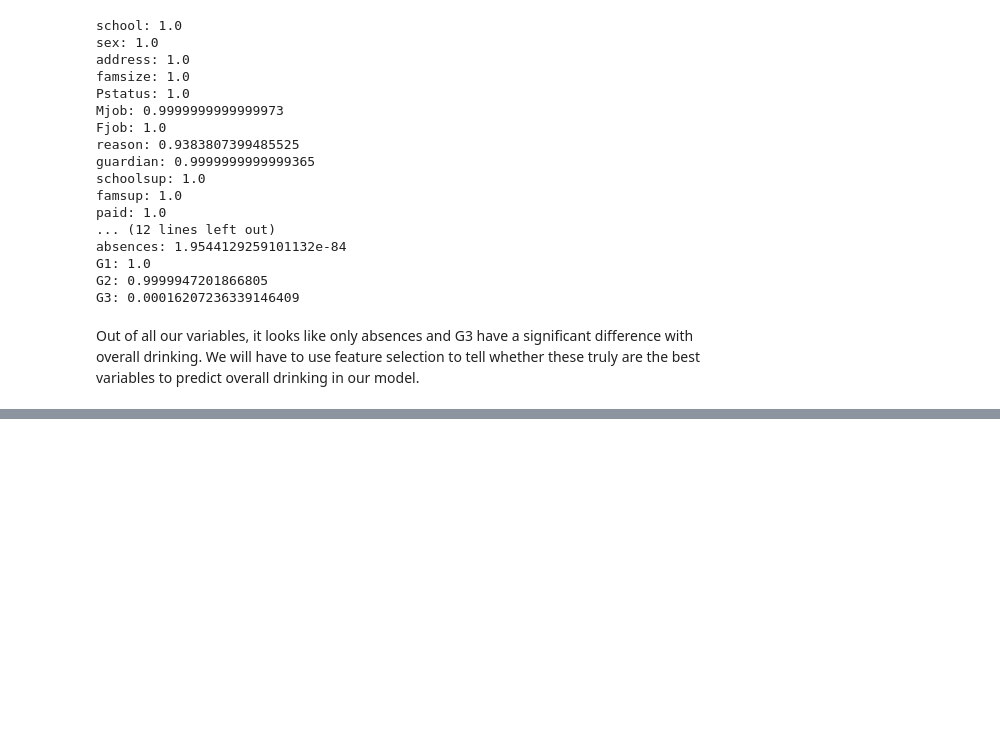
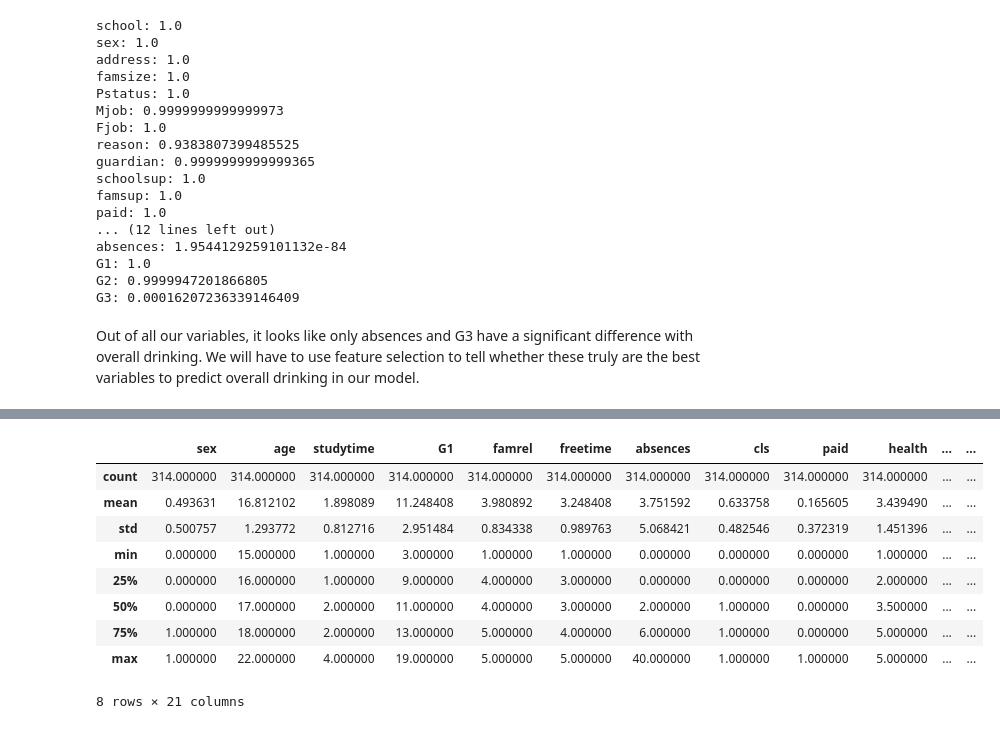
Before and after one commit to jamesbmc/370-final-project, a Jupyter notebook: report.ipynb, the cells around one changed output, grey strips where cells are left out. Cells and saved outputs as stored; diff of their text form; code cells hidden in the pictures; blank space fills up the shorter version.

```diff
--- a/report.ipynb
+++ b/report.ipynb
@@ -254,0 +510,14 @@ Out of all our variables, it looks like only absences and G3 have a significant
+# %%
+#index_test_features = test_features.index.values
+test_features.describe()
+# %% [output]
+|  | sex | age | studytime | G1 | famrel | freetime | absences | cls | paid | health | ... | ... |
+| count | 314.000000 | 314.000000 | 314.000000 | 314.000000 | 314.000000 | 314.000000 | 314.000000 | 314.000000 | 314.000000 | 314.000000 | ... | ... |
+| mean | 0.493631 | 16.812102 | 1.898089 | 11.248408 | 3.980892 | 3.248408 | 3.751592 | 0.633758 | 0.165605 | 3.439490 | ... | ... |
+| std | 0.500757 | 1.293772 | 0.812716 | 2.951484 | 0.834338 | 0.989763 | 5.068421 | 0.482546 | 0.372319 | 1.451396 | ... | ... |
+| min | 0.000000 | 15.000000 | 1.000000 | 3.000000 | 1.000000 | 1.000000 | 0.000000 | 0.000000 | 0.000000 | 1.000000 | ... | ... |
+| 25% | 0.000000 | 16.000000 | 1.000000 | 9.000000 | 4.000000 | 3.000000 | 0.000000 | 0.000000 | 0.000000 | 2.000000 | ... | ... |
+| 50% | 0.000000 | 17.000000 | 2.000000 | 11.000000 | 4.000000 | 3.000000 | 2.000000 | 1.000000 | 0.000000 | 3.500000 | ... | ... |
+| 75% | 1.000000 | 18.000000 | 2.000000 | 13.000000 | 5.000000 | 4.000000 | 6.000000 | 1.000000 | 0.000000 | 5.000000 | ... | ... |
+| max | 1.000000 | 22.000000 | 4.000000 | 19.000000 | 5.000000 | 5.000000 | 40.000000 | 1.000000 | 1.000000 | 5.000000 | ... | ... |
+8 rows × 21 columns
```
Also changed, not shown: parts of 31 cells of this notebook.
